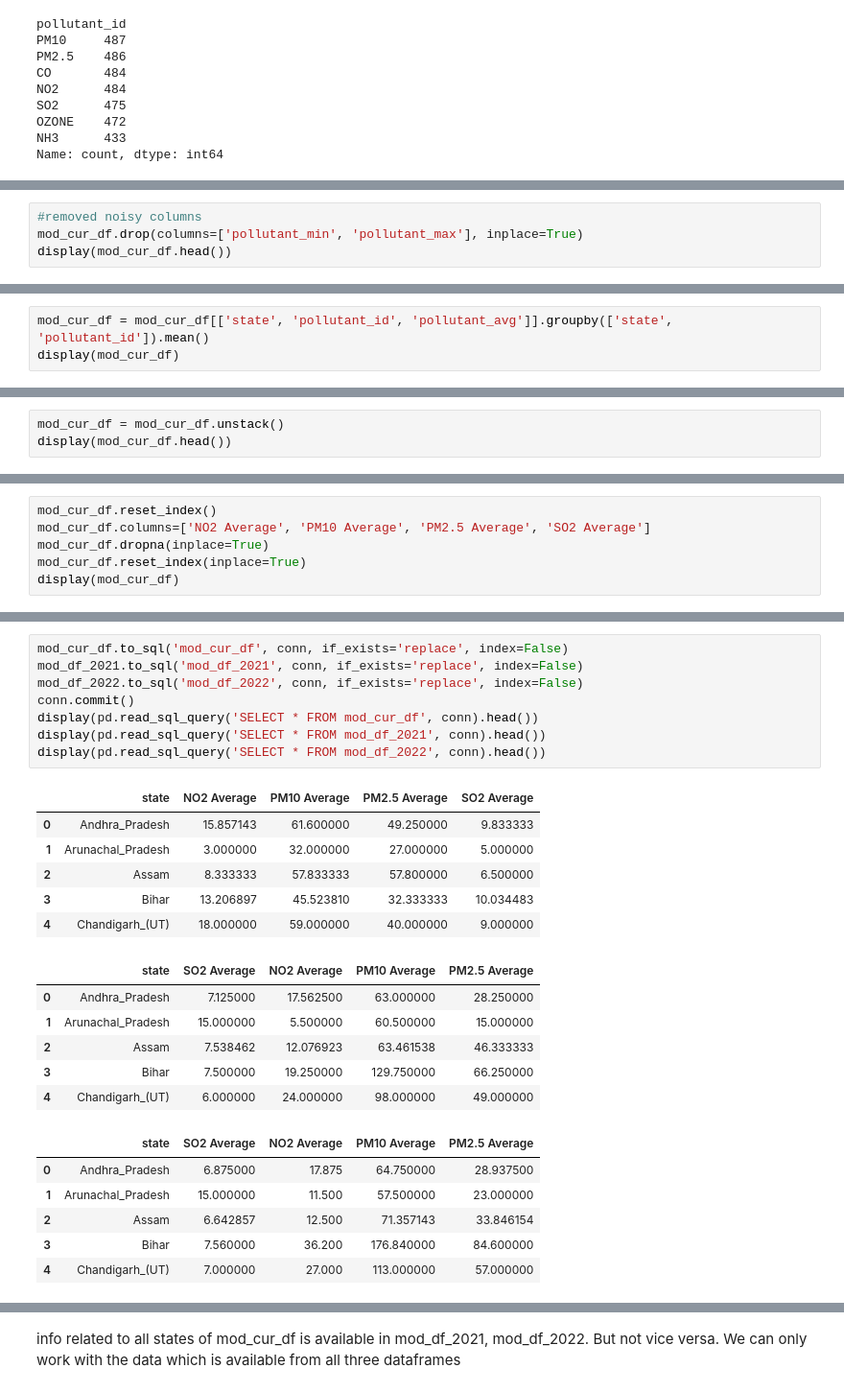
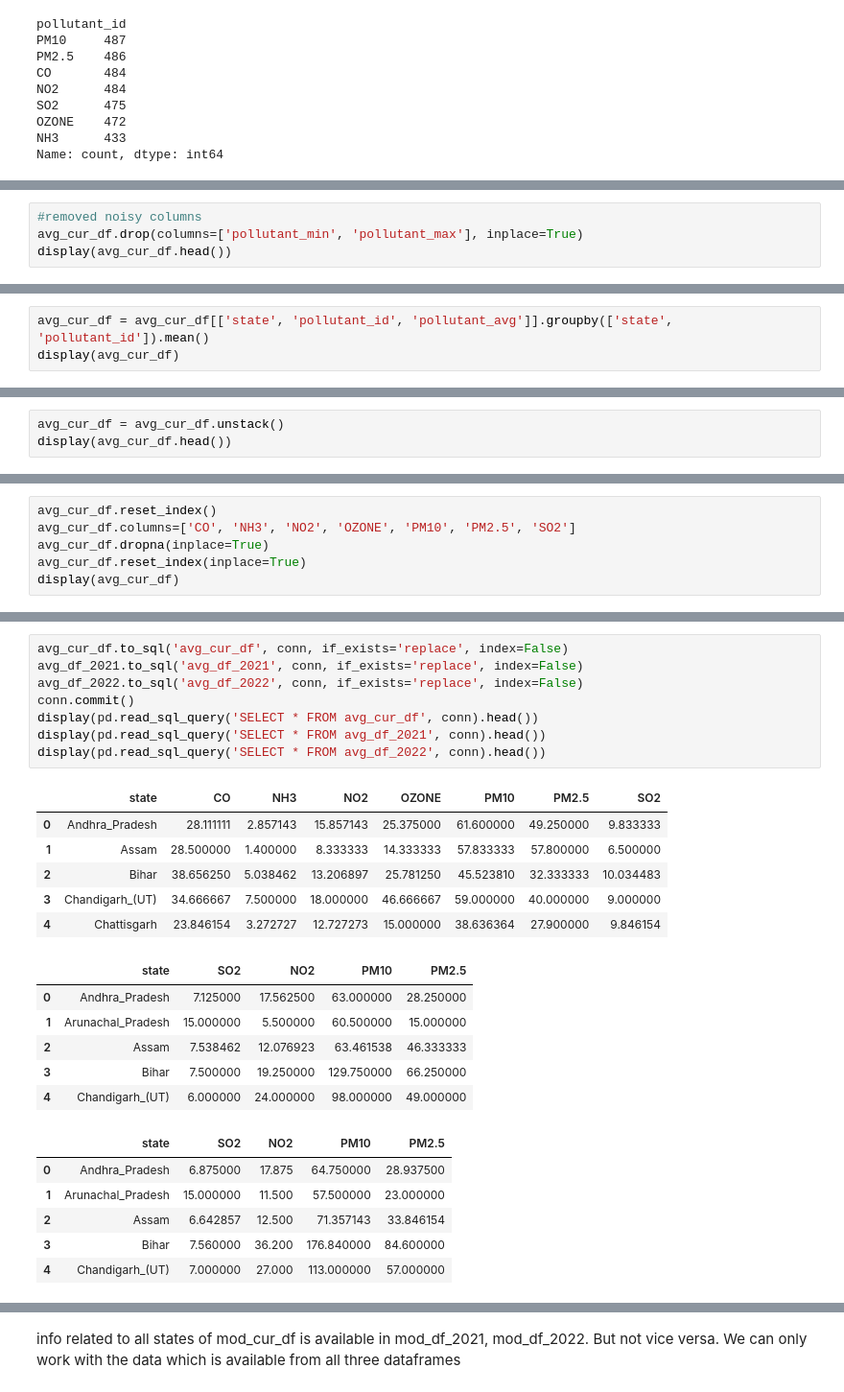
Before and after one commit to latheeshpoondla/Project, a Jupyter notebook: DSProject.ipynb, the cells around one changed output, grey strips where cells are left out. Shown: that part at 96% size. Saved outputs shown, nothing was run; the diff lists cells and outputs as text.

```diff
--- a/DSProject.ipynb
+++ b/DSProject.ipynb
@@ -426,5 +424,5 @@ display(mod_cur_df.head())
 # %%
 #removed noisy columns
-mod_cur_df.drop(columns=['pollutant_min', 'pollutant_max'], inplace=True)
-display(mod_cur_df.head())
+avg_cur_df.drop(columns=['pollutant_min', 'pollutant_max'], inplace=True)
+display(avg_cur_df.head())
 # %% [output]
@@ -441,6 +435,6 @@ See the caveats in the documentation: https://pandas.pydata.org/pandas-docs/stab
 # %%
-mod_cur_df = mod_cur_df[['state', 'pollutant_id', 'pollutant_avg']].groupby(['state', 'pollutant_id']).mean()
-display(mod_cur_df)
+avg_cur_df = avg_cur_df[['state', 'pollutant_id', 'pollutant_avg']].groupby(['state', 'pollutant_id']).mean()
+display(avg_cur_df)
 # %% [output]
 |  |  | pollutant_avg |
 | state | pollutant_id |  |
@@ -459,4 +453,4 @@ display(mod_cur_df)
 # %%
-mod_cur_df = mod_cur_df.unstack()
-display(mod_cur_df.head())
+avg_cur_df = avg_cur_df.unstack()
+display(avg_cur_df.head())
 # %% [output]
@@ -471,7 +465,7 @@ display(mod_cur_df.head())
 # %%
-mod_cur_df.reset_index()
-mod_cur_df.columns=['NO2 Average', 'PM10 Average', 'PM2.5 Average', 'SO2 Average']
-mod_cur_df.dropna(inplace=True)
-mod_cur_df.reset_index(inplace=True)
-display(mod_cur_df)
+avg_cur_df.reset_index()
+avg_cur_df.columns=['CO', 'NH3', 'NO2', 'OZONE', 'PM10', 'PM2.5', 'SO2']
+avg_cur_df.dropna(inplace=True)
+avg_cur_df.reset_index(inplace=True)
+display(avg_cur_df)
 # %% [output]
@@ -495,25 +489,25 @@ display(mod_cur_df)
 # %%
-mod_cur_df.to_sql('mod_cur_df', conn, if_exists='replace', index=False)
-mod_df_2021.to_sql('mod_df_2021', conn, if_exists='replace', index=False)
-mod_df_2022.to_sql('mod_df_2022', conn, if_exists='replace', index=False)
+avg_cur_df.to_sql('avg_cur_df', conn, if_exists='replace', index=False)
+avg_df_2021.to_sql('avg_df_2021', conn, if_exists='replace', index=False)
+avg_df_2022.to_sql('avg_df_2022', conn, if_exists='replace', index=False)
 conn.commit()
-display(pd.read_sql_query('SELECT * FROM mod_cur_df', conn).head())
-display(pd.read_sql_query('SELECT * FROM mod_df_2021', conn).head())
-display(pd.read_sql_query('SELECT * FROM mod_df_2022', conn).head())
+display(pd.read_sql_query('SELECT * FROM avg_cur_df', conn).head())
+display(pd.read_sql_query('SELECT * FROM avg_df_2021', conn).head())
+display(pd.read_sql_query('SELECT * FROM avg_df_2022', conn).head())
 # %% [output]
-|  | state | NO2 Average | PM10 Average | PM2.5 Average | SO2 Average |
-| 0 | Andhra_Pradesh | 15.857143 | 61.600000 | 49.250000 | 9.833333 |
-| 1 | Arunachal_Pradesh | 3.000000 | 32.000000 | 27.000000 | 5.000000 |
-| 2 | Assam | 8.333333 | 57.833333 | 57.800000 | 6.500000 |
-| 3 | Bihar | 13.206897 | 45.523810 | 32.333333 | 10.034483 |
-| 4 | Chandigarh_(UT) | 18.000000 | 59.000000 | 40.000000 | 9.000000 |
+|  | state | CO | NH3 | NO2 | OZONE | PM10 | PM2.5 | SO2 |
+| 0 | Andhra_Pradesh | 28.111111 | 2.857143 | 15.857143 | 25.375000 | 61.600000 | 49.250000 | 9.833333 |
+| 1 | Assam | 28.500000 | 1.400000 | 8.333333 | 14.333333 | 57.833333 | 57.800000 | 6.500000 |
+| 2 | Bihar | 38.656250 | 5.038462 | 13.206897 | 25.781250 | 45.523810 | 32.333333 | 10.034483 |
+| 3 | Chandigarh_(UT) | 34.666667 | 7.500000 | 18.000000 | 46.666667 | 59.000000 | 40.000000 | 9.000000 |
+| 4 | Chattisgarh | 23.846154 | 3.272727 | 12.727273 | 15.000000 | 38.636364 | 27.900000 | 9.846154 |
-|  | state | SO2 Average | NO2 Average | PM10 Average | PM2.5 Average |
+|  | state | SO2 | NO2 | PM10 | PM2.5 |
 | 0 | Andhra_Pradesh | 7.125000 | 17.562500 | 63.000000 | 28.250000 |
 | 1 | Arunachal_Pradesh | 15.000000 | 5.500000 | 60.500000 | 15.000000 |
 | 2 | Assam | 7.538462 | 12.076923 | 63.461538 | 46.333333 |
 | 3 | Bihar | 7.500000 | 19.250000 | 129.750000 | 66.250000 |
 | 4 | Chandigarh_(UT) | 6.000000 | 24.000000 | 98.000000 | 49.000000 |
-|  | state | SO2 Average | NO2 Average | PM10 Average | PM2.5 Average |
+|  | state | SO2 | NO2 | PM10 | PM2.5 |
 | 0 | Andhra_Pradesh | 6.875000 | 17.875 | 64.750000 | 28.937500 |
 | 1 | Arunachal_Pradesh | 15.000000 | 11.500 | 57.500000 | 23.000000 |
 | 2 | Assam | 6.642857 | 12.500 | 71.357143 | 33.846154 |
```
Also changed, not shown: parts of 25 cells of this notebook, 1 other file.
